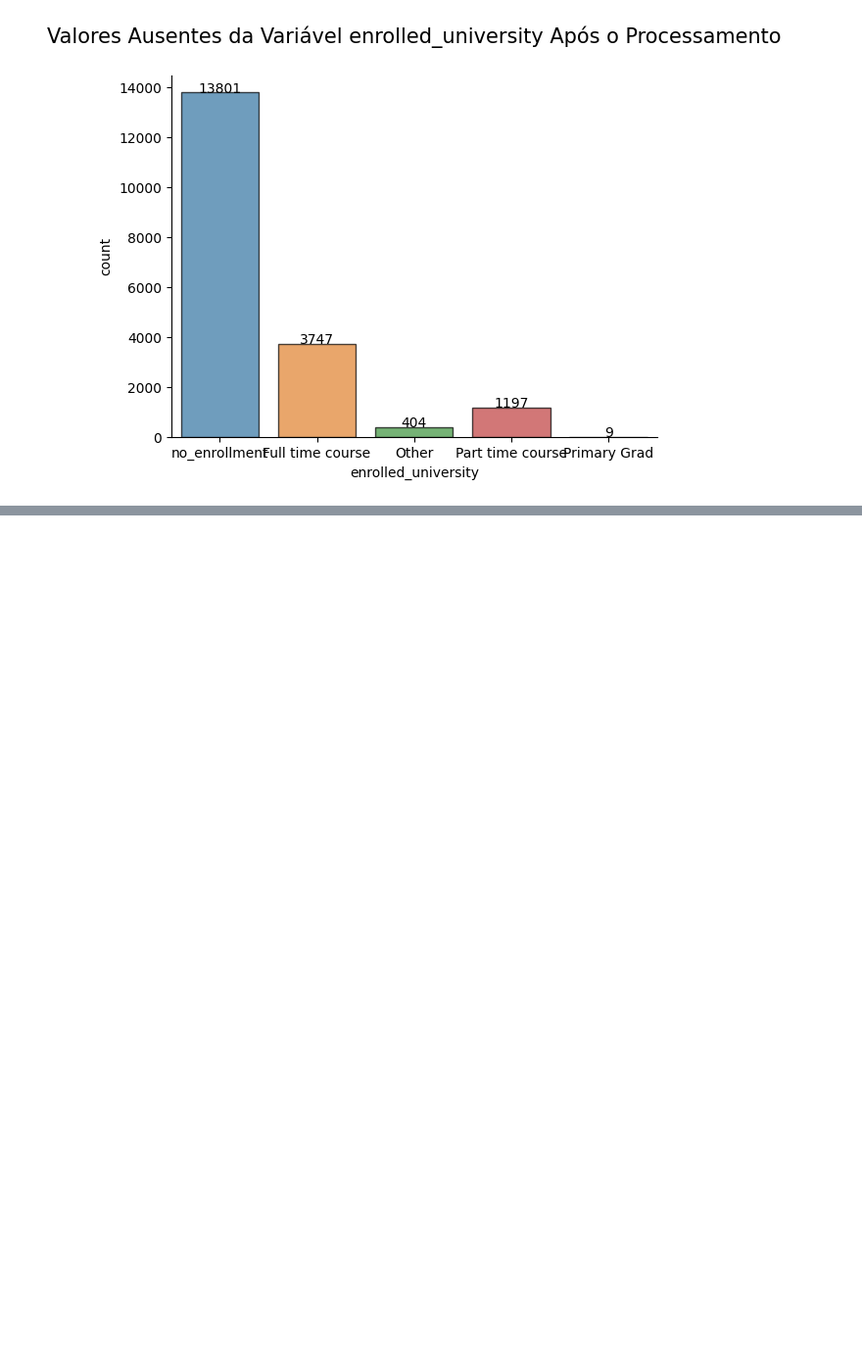
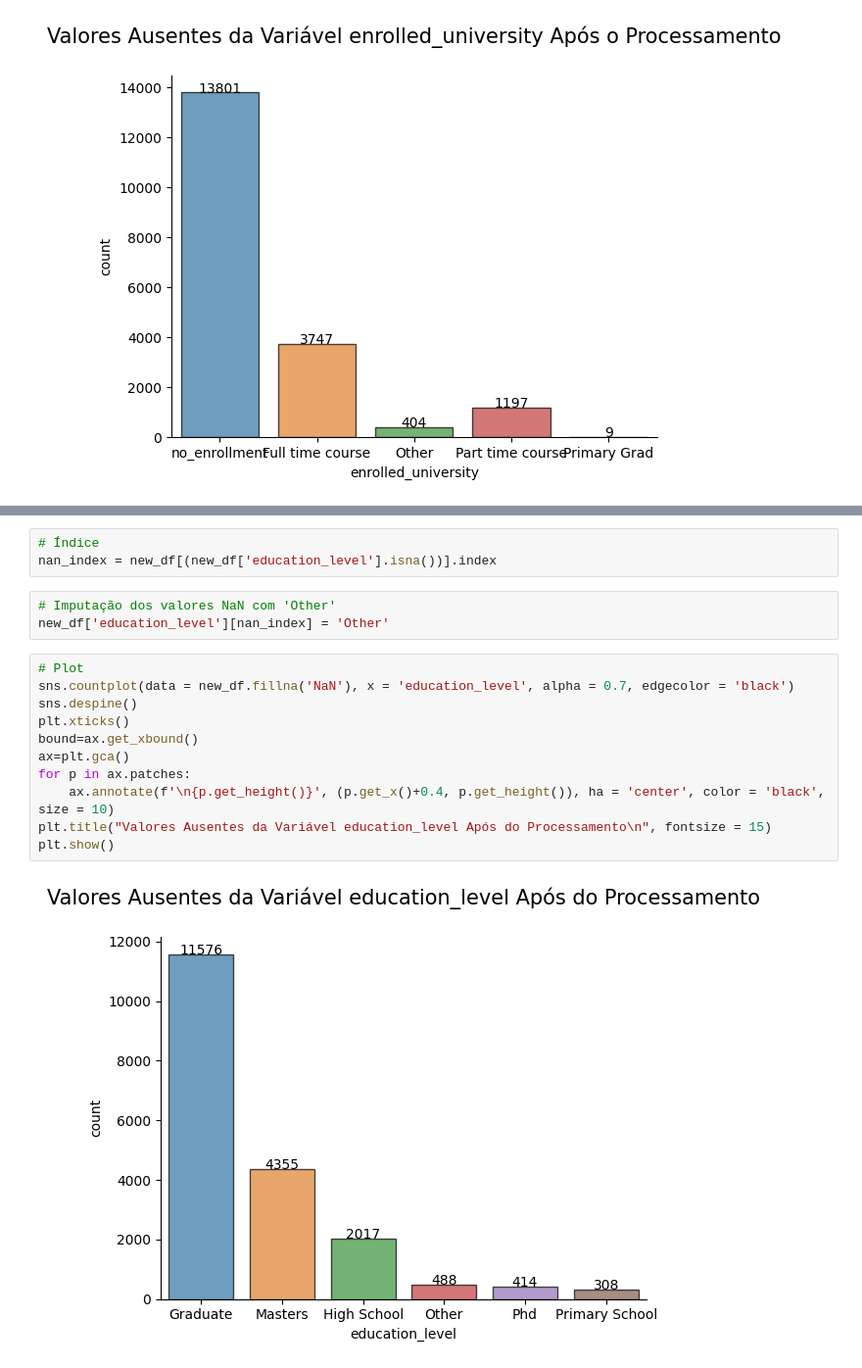
Before and after one commit to ramos-iza/DataScienceAcademy, a Jupyter notebook: projeto2/projeto2.ipynb, the cells around one changed output, grey strips where cells are left out. Shown at 98% size. Cells and saved outputs as stored; diff of their text form; blank space fills up the shorter version.

```diff
--- a/projeto2/projeto2.ipynb
+++ b/projeto2/projeto2.ipynb
@@ -1154,0 +1240,19 @@ plt.show()
+# %%
+# Índice
+nan_index = new_df[(new_df['education_level'].isna())].index
+# %%
+# Imputação dos valores NaN com 'Other'
+new_df['education_level'][nan_index] = 'Other'
+# %%
+# Plot
+sns.countplot(data = new_df.fillna('NaN'), x = 'education_level', alpha = 0.7, edgecolor = 'black')
+sns.despine()
+plt.xticks()
+bound=ax.get_xbound()
+ax=plt.gca()
+for p in ax.patches:
+    ax.annotate(f'\n{p.get_height()}', (p.get_x()+0.4, p.get_height()), ha = 'center', color = 'black', size = 10)
+plt.title("Valores Ausentes da Variável education_level Após do Processamento\n", fontsize = 15)
+plt.show()
+# %% [output]
+[figure, added]
```
Also changed, not shown: parts of 27 cells of this notebook.
